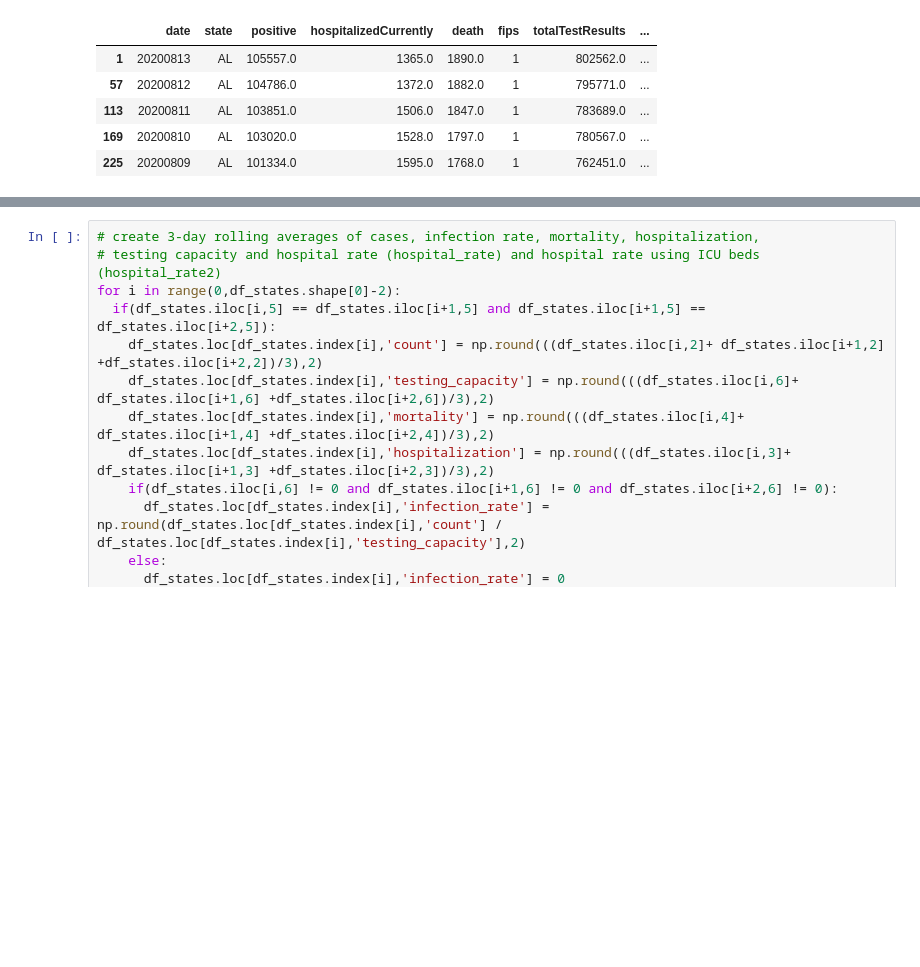
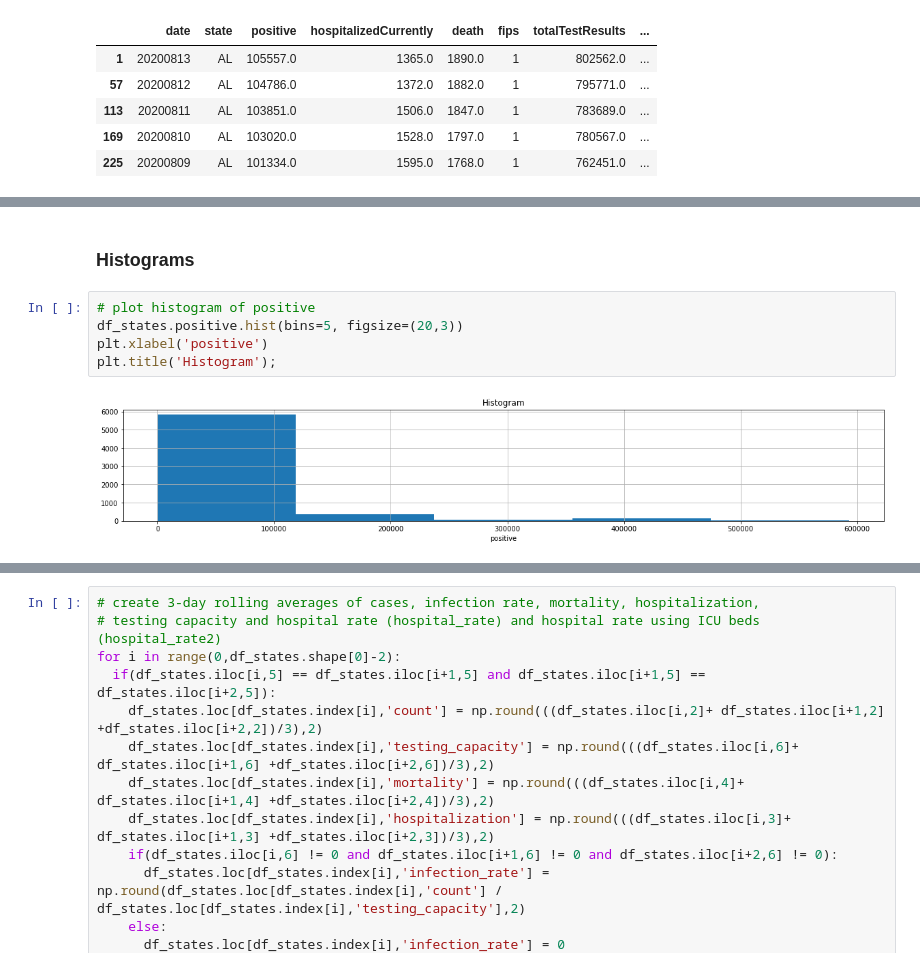
Before and after one commit to elizabethqiu/2020-wwcode-dshackathon-covid19ml, a Jupyter notebook: wwwcode-hackathon.ipynb, the cells around one changed output, grey strips where cells are left out. Saved outputs shown, nothing was run; the diff lists cells and outputs as text; blank space fills up the shorter version.

Commit message:
added more plots and linear regression for indicators and comp index

```diff
--- a/wwwcode-hackathon.ipynb
+++ b/wwwcode-hackathon.ipynb
@@ -350,0 +382,9 @@ df_states.head()
+# %% [markdown]
+### Histograms
+# %%
+# plot histogram of positive
+df_states.positive.hist(bins=5, figsize=(20,3))
+plt.xlabel('positive')
+plt.title('Histogram');
+# %% [output]
+[figure, added]
```
Also changed, not shown: parts of 37 cells of this notebook.
